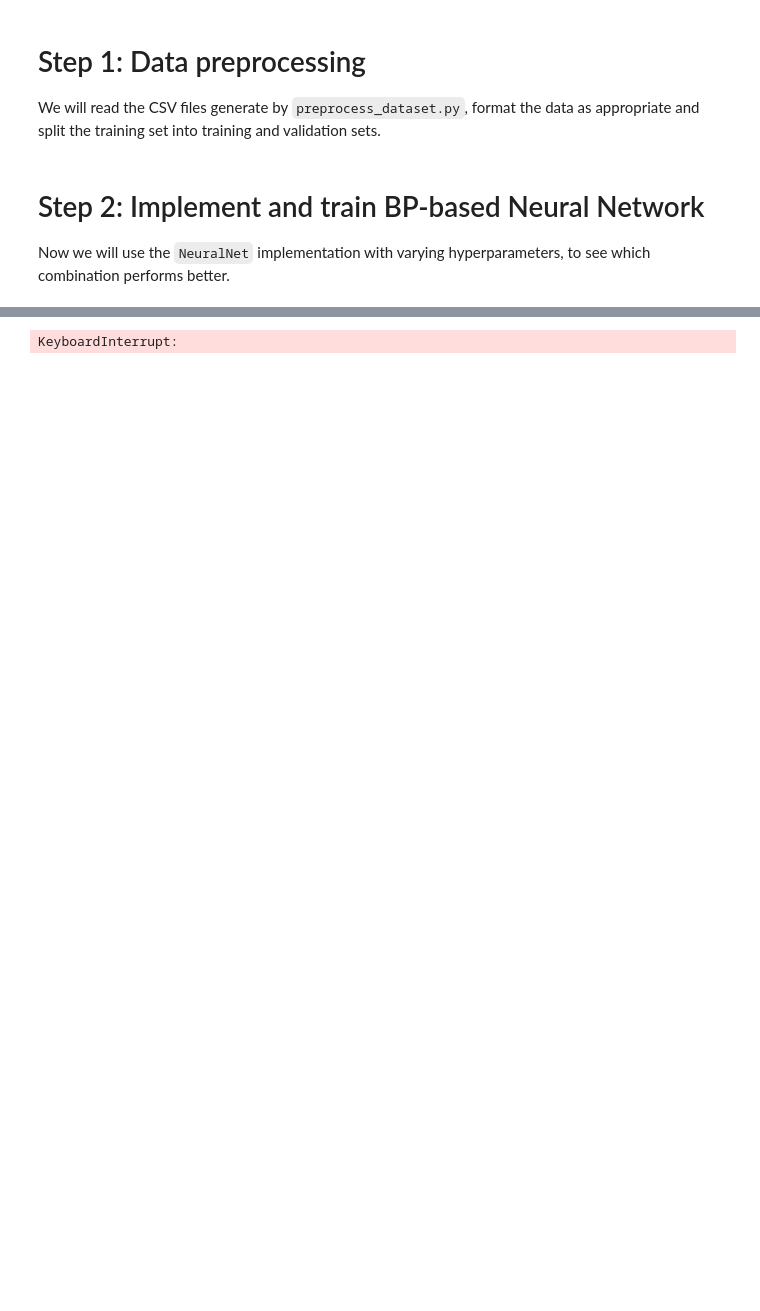
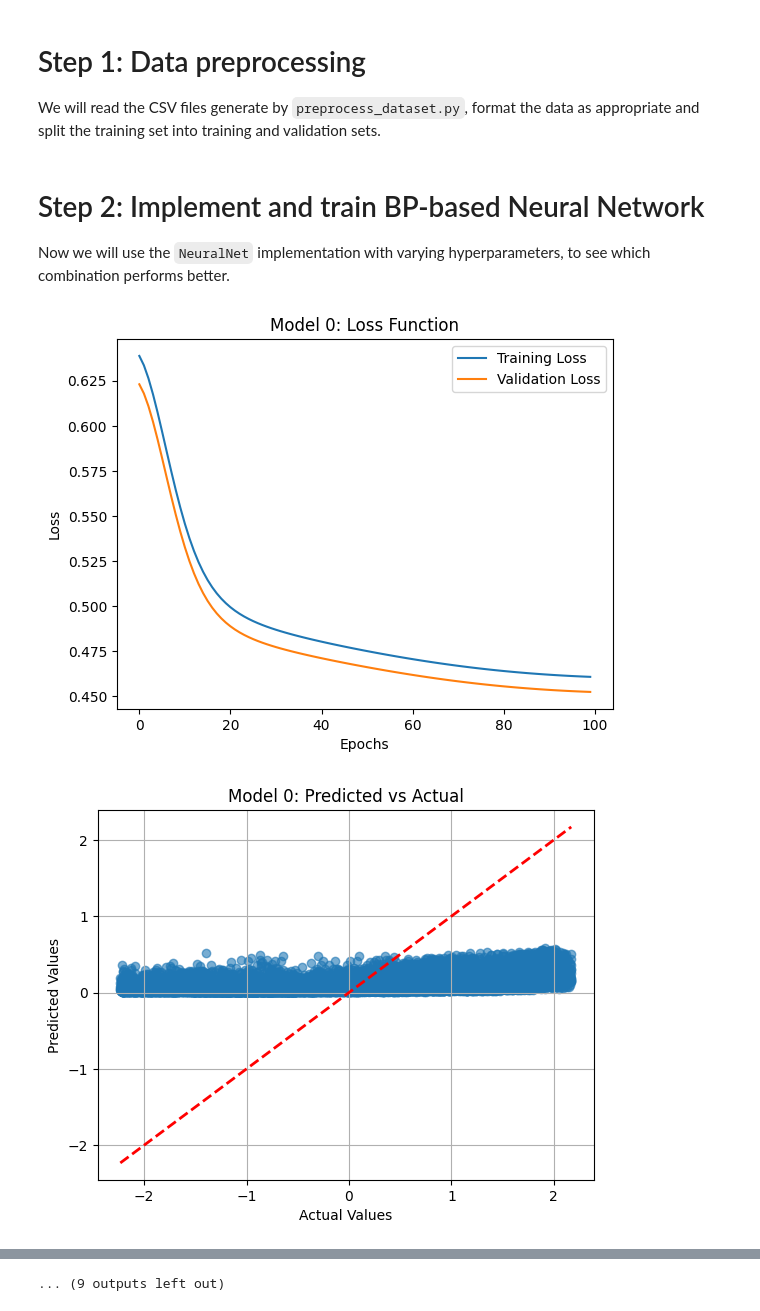
Before and after one commit to Adanlink/mesiia-nec-a1, a Jupyter notebook: part3-notebook.ipynb, the cells around one changed output, grey strips where cells are left out. Drawn from its saved outputs; the diff is of its cells as text; code cells hidden in the pictures; blank space fills up the shorter version.

Commit message:
Add proper batch model training

```diff
--- a/part3-notebook.ipynb
+++ b/part3-notebook.ipynb
@@ -23,51 +23,86 @@ y_test = y_test.reshape(-1, 1).flatten()
 
 Now we will use the `NeuralNet` implementation with varying hyperparameters, to see which combination performs better.
 # %%
+from matplotlib import pyplot as plt
 from NeuralNet import NeuralNet
+
+def plot_loss(model, i):
+    losses = model.loss_epochs()
+    plt.plot(losses[:, 0], label="Training Loss")
+    if losses.shape[1] > 1 and losses[0, 1] is not None:
+        plt.plot(losses[:, 1], label="Validation Loss")
+    plt.title(f"Model {i}: Loss Function")
+    plt.xlabel("Epochs")
+    plt.ylabel("Loss")
+    plt.legend()
+    plt.show()
+
+def scatter_plot_predictions(y_true, y_pred, i):
+    plt.scatter(y_true, y_pred, alpha=0.6)
+    plt.plot([y_true.min(), y_true.max()], [y_true.min(), y_true.max()], 'r--', lw=2)  # Line of perfect prediction
+    plt.title(f"Model {i}: Predicted vs Actual")
+    plt.xlabel("Actual Values")
+    plt.ylabel("Predicted Values")
+    plt.grid(True)
+    plt.show()
 
 # Define hyperparameter combinations
 param_grid = [
-    {'layers': [16, 9, 1], 'epochs': 50, 'lr': 0.01, 'momentum': 0.9, 'activation': 'sigmoid'},
-    {'layers': [16, 12, 6, 1], 'epochs': 80, 'lr': 0.02, 'momentum': 0.8, 'activation': 'relu'},
-    {'layers': [16, 9, 5, 1], 'epochs': 100, 'lr': 0.01, 'momentum': 0.5, 'activation': 'tanh'},
-    # TODO: Add more hyperparameter combinations
+    {'layers': [16, 9, 1], 'epochs': 100, 'lr': 0.1, 'momentum': 0.9, 'activation': 'sigmoid'},
+    {'layers': [16, 9, 1], 'epochs': 100, 'lr': 0.1, 'momentum': 0.5, 'activation': 'relu'},
+    {'layers': [16, 9, 1], 'epochs': 100, 'lr': 0.025, 'momentum': 0.1, 'activation': 'tanh'},
+    {'layers': [16, 9, 1], 'epochs': 100, 'lr': 0.015, 'momentum': 0.1, 'activation': 'linear'},
+    {'layers': [16, 12, 6, 1], 'epochs': 100, 'lr': 0.1, 'momentum': 0.9, 'activation': 'sigmoid'},
+    {'layers': [16, 12, 6, 1], 'epochs': 100, 'lr': 0.025, 'momentum': 0.1, 'activation': 'relu'},
+    {'layers': [16, 12, 6, 1], 'epochs': 100, 'lr': 0.01, 'momentum': 0.1, 'activation': 'tanh'},
+    {'layers': [16, 12, 6, 1], 'epochs': 100, 'lr': 0.005, 'momentum': 0.1, 'activation': 'linear'},
+    {'layers': [16, 12, 8, 4, 1], 'epochs': 100, 'lr': 0.05, 'momentum': 0.9, 'activation': 'sigmoid'},
+    {'layers': [16, 12, 8, 4, 1], 'epochs': 100, 'lr': 0.05, 'momentum': 0.9, 'activation': 'sigmoid'},
 ]
 
 results = []
 
-for params in param_grid:
+for i, params in enumerate(param_grid):
     model = NeuralNet(
         layers=params['layers'],
         epochs=params['epochs'],
         lr=params['lr'],
         momentum=params['momentum'],
         activation=params['activation'],
         validation_split=0.2
     )
 
     # Fit the model
     model.fit(X_train, y_train)
 
+    plot_loss(model, i)
+
     # Evaluate on test set
-    y_test_pred = model.predict(X_test)
+    y_test_pred = model.predict(X_test).flatten()
 
-    mse = np.mean((y_test - y_test_pred) ** 2)  # Mean Squared Error
+    # Scatter plot of predictions vs actual values
+    scatter_plot_predictions(y_test.flatten(), y_test_pred.flatten(), i)
+
+    mse = np.mean(np.square(y_test - y_test_pred))  # Mean Squared Error
     mae = np.mean(np.abs(y_test - y_test_pred))  # Mean Absolute Error
     mape = np.mean(np.abs((y_test - y_test_pred) / y_test)) * 100  # Mean Absolute Percentage Error
 
     # Record results
     results.append({
         'Number of layers': len(params['layers']),
         'Layer structure': params['layers'],
         'Num epochs': params['epochs'],
         'Learning rate': params['lr'],
         'Momentum': params['momentum'],
         'Activation function': params['activation'],
         'MSE': mse,
         'MAE': mae,
         'MAPE': mape,
     })
 
 results_df = pd.DataFrame(results)
+results_df.to_csv("model_results.csv", index=False)
 print(results_df)
 # %% [output]
+[figure, added]
+[figure, added]
@@ -74 +119 @@ print(results_df)
-KeyboardInterrupt:
+... (9 outputs left out)
```
Also changed, not shown: parts of 1 cell of this notebook, 2 other files.
